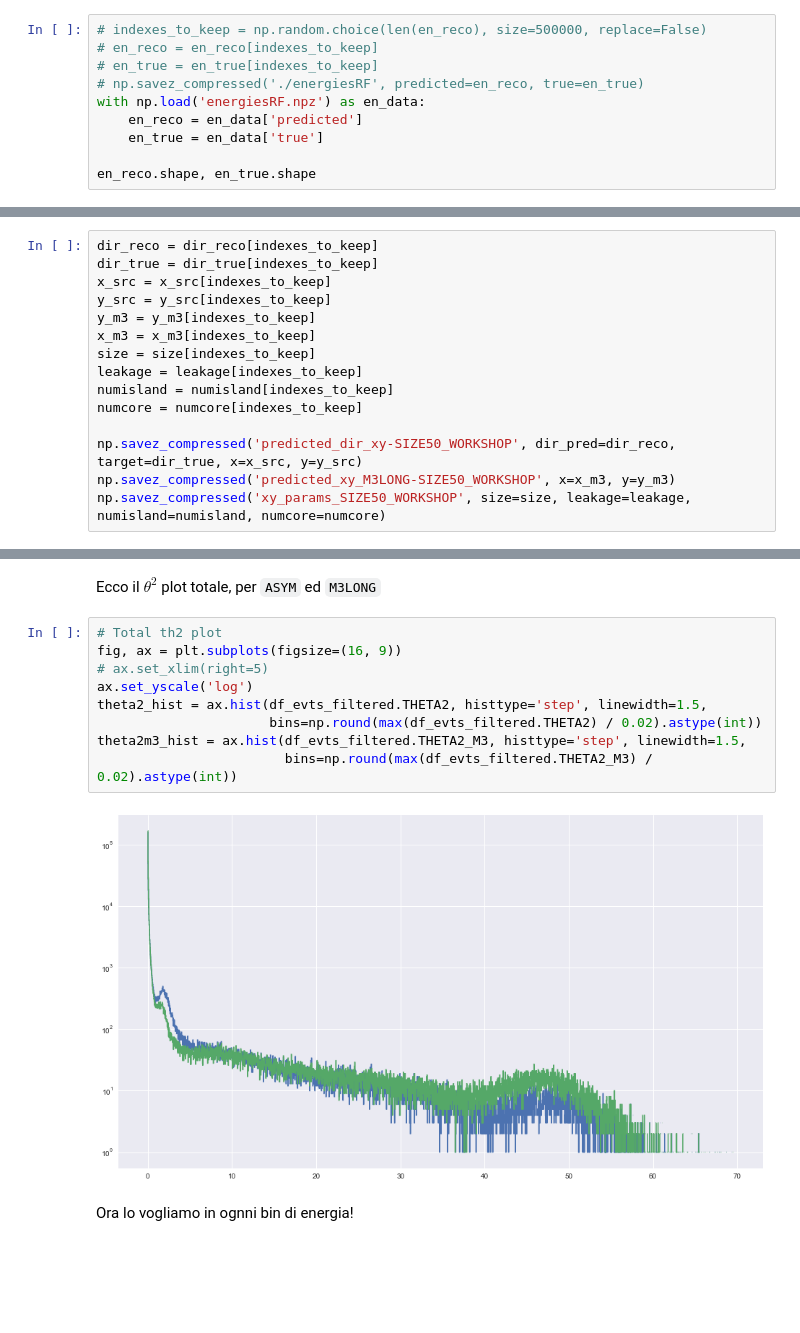
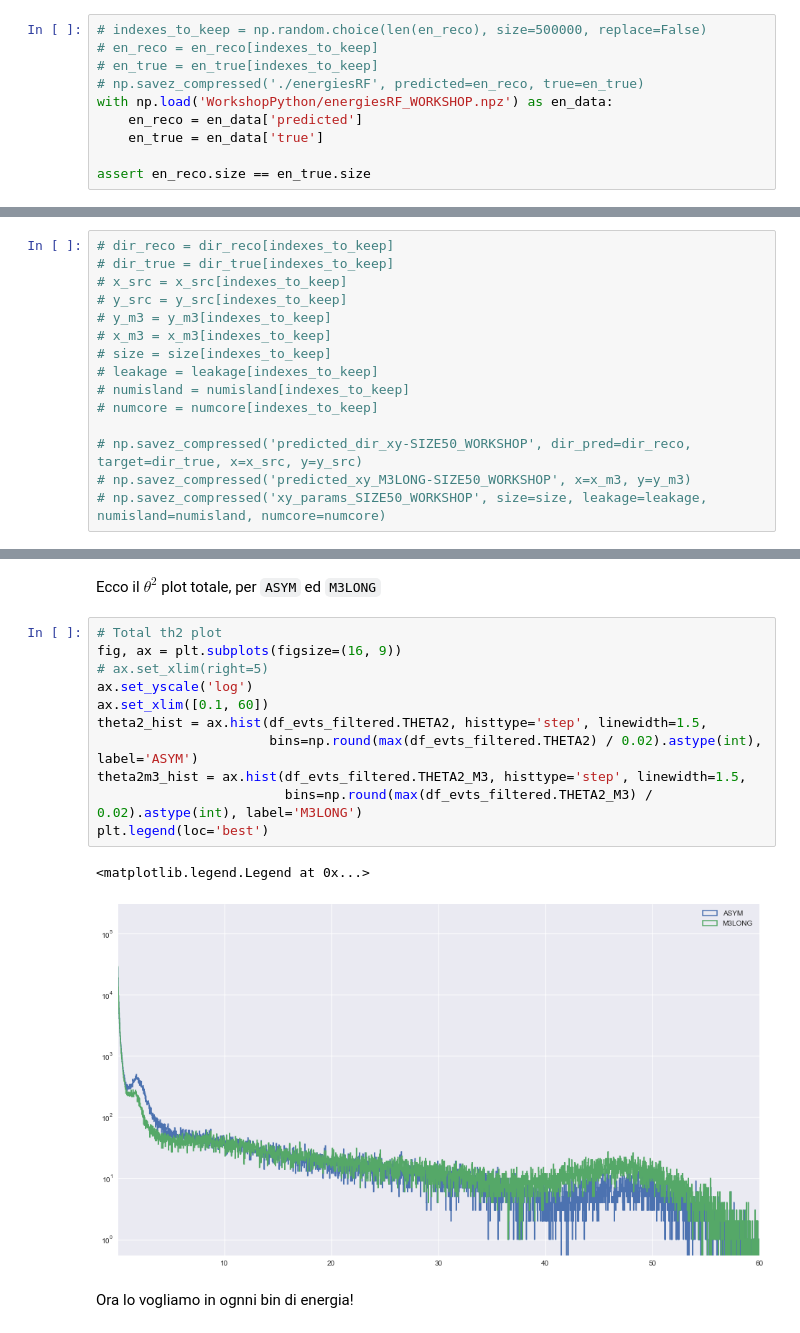
Before and after one commit to fvisconti/SeminarioSSDC, a Jupyter notebook: Seminario_Python4Astro_v2.ipynb, the cells around one changed output, grey strips where cells are left out. Cells and saved outputs as stored; diff of their text form; blank space fills up the shorter version.

Commit message:
new version for workshop

```diff
--- a/Seminario_Python4Astro_v2.ipynb
+++ b/Seminario_Python4Astro_v2.ipynb
@@ -290,8 +347,8 @@ Carico i dati veri
 # en_reco = en_reco[indexes_to_keep]
 # en_true = en_true[indexes_to_keep]
 # np.savez_compressed('./energiesRF', predicted=en_reco, true=en_true)
-with np.load('energiesRF.npz') as en_data:
+with np.load('WorkshopPython/energiesRF_WORKSHOP.npz') as en_data:
     en_reco = en_data['predicted']
     en_true = en_data['true']
 
-en_reco.shape, en_true.shape
+assert en_reco.size == en_true.size
@@ -804,17 +908,17 @@ with np.load('WorkshopPython/xy_params_SIZE50_WORKSHOP.npz') as xy:
     numisland = xy['numisland']
     numcore = xy['numcore']
 # %%
-dir_reco = dir_reco[indexes_to_keep]
-dir_true = dir_true[indexes_to_keep]
-x_src = x_src[indexes_to_keep]
-y_src = y_src[indexes_to_keep]
-y_m3 = y_m3[indexes_to_keep]
-x_m3 = x_m3[indexes_to_keep]
-size = size[indexes_to_keep]
-leakage = leakage[indexes_to_keep]
-numisland = numisland[indexes_to_keep]
-numcore = numcore[indexes_to_keep]
+# dir_reco = dir_reco[indexes_to_keep]
+# dir_true = dir_true[indexes_to_keep]
+# x_src = x_src[indexes_to_keep]
+# y_src = y_src[indexes_to_keep]
+# y_m3 = y_m3[indexes_to_keep]
+# x_m3 = x_m3[indexes_to_keep]
+# size = size[indexes_to_keep]
+# leakage = leakage[indexes_to_keep]
+# numisland = numisland[indexes_to_keep]
+# numcore = numcore[indexes_to_keep]
 
-np.savez_compressed('predicted_dir_xy-SIZE50_WORKSHOP', dir_pred=dir_reco, target=dir_true, x=x_src, y=y_src)
-np.savez_compressed('predicted_xy_M3LONG-SIZE50_WORKSHOP', x=x_m3, y=y_m3)
-np.savez_compressed('xy_params_SIZE50_WORKSHOP', size=size, leakage=leakage, numisland=numisland, numcore=numcore)
+# np.savez_compressed('predicted_dir_xy-SIZE50_WORKSHOP', dir_pred=dir_reco, target=dir_true, x=x_src, y=y_src)
+# np.savez_compressed('predicted_xy_M3LONG-SIZE50_WORKSHOP', x=x_m3, y=y_m3)
+# np.savez_compressed('xy_params_SIZE50_WORKSHOP', size=size, leakage=leakage, numisland=numisland, numcore=numcore)
@@ -903,14 +1009,17 @@ Ecco il $\theta^2$ plot totale, per `ASYM` ed `M3LONG`
 # %%
 # Total th2 plot
 fig, ax = plt.subplots(figsize=(16, 9))
 # ax.set_xlim(right=5)
 ax.set_yscale('log')
+ax.set_xlim([0.1, 60])
 theta2_hist = ax.hist(df_evts_filtered.THETA2, histtype='step', linewidth=1.5,
-                      bins=np.round(max(df_evts_filtered.THETA2) / 0.02).astype(int))
+                      bins=np.round(max(df_evts_filtered.THETA2) / 0.02).astype(int), label='ASYM')
 theta2m3_hist = ax.hist(df_evts_filtered.THETA2_M3, histtype='step', linewidth=1.5,
-                        bins=np.round(max(df_evts_filtered.THETA2_M3) / 0.02).astype(int))
+                        bins=np.round(max(df_evts_filtered.THETA2_M3) / 0.02).astype(int), label='M3LONG')
+plt.legend(loc='best')
 # %% [output]
+<matplotlib.legend.Legend at 0x...>
-[figure, old version]
+[figure, new version]
 # %% [markdown]
 Ora lo vogliamo in ognni bin di energia!
 # %%
```
Also changed, not shown: parts of 46 cells of this notebook, 1 other file.
